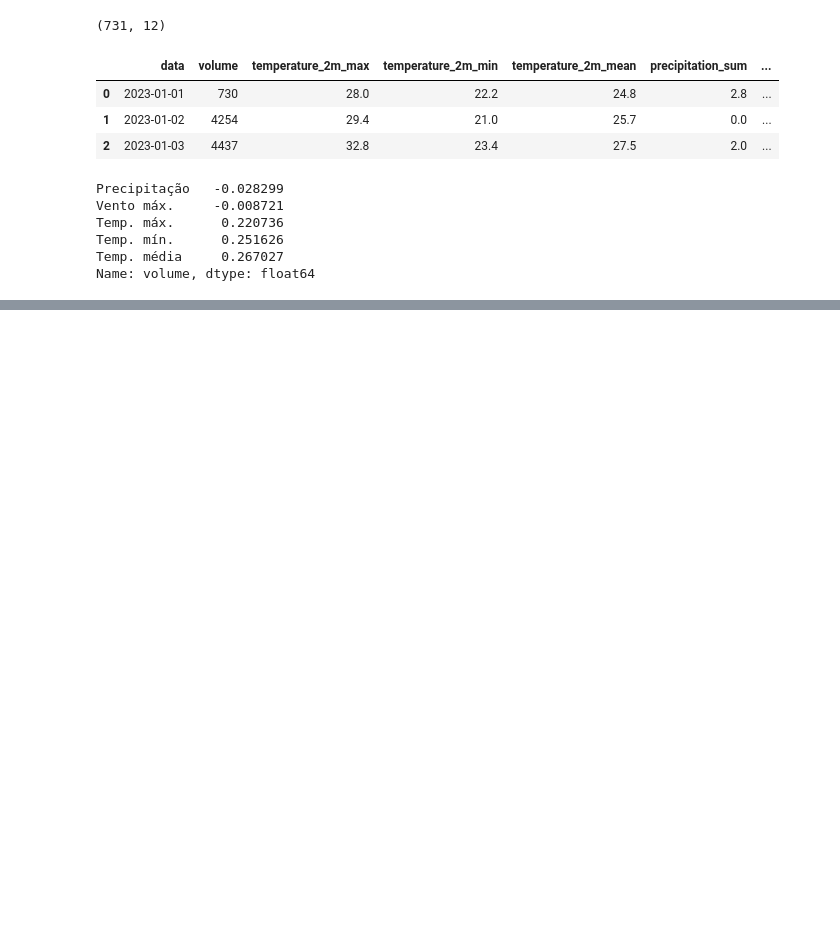
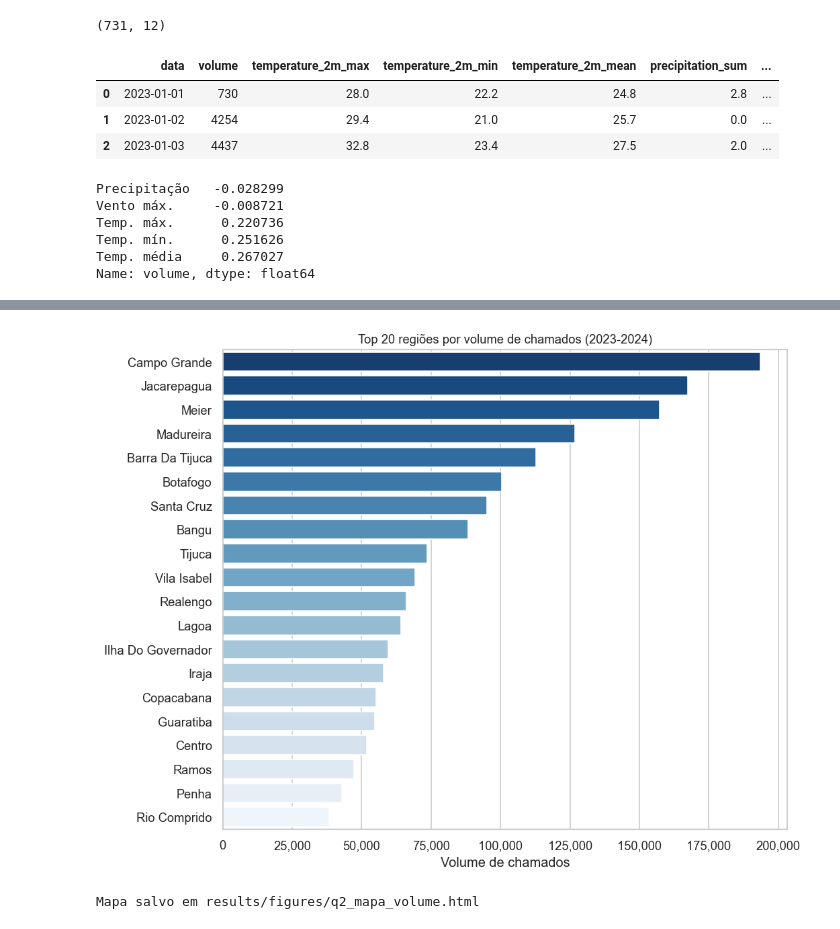
Before and after one commit to marielen/desafio-cientista-dados-senior-cidadaos-vulneraveis, a Jupyter notebook: notebooks/parte_1.ipynb, the cells around one changed output, grey strips where cells are left out. Drawn from its saved outputs; the diff is of its cells as text; code cells hidden in the pictures; blank space fills up the shorter version.

```diff
--- a/notebooks/parte_1.ipynb
+++ b/notebooks/parte_1.ipynb
@@ -734,0 +230,14 @@ O Gradient Boosting supera o Ridge em todas as métricas, principalmente porque
+# %%
+df_regiao = (
+    df.dropna(subset=['id_bairro'])
+    .merge(
+        bairro[['id_bairro', 'id_regiao_administrativa',
+                'nome_regiao_administrativa', 'id_area_planejamento']],
+        on='id_bairro', how='left'
+    )
+    .rename(columns={'nome_regiao_administrativa': 'regiao'})
+)
+
+print(f"Cobertura geoespacial: {len(df_regiao) / len(df) * 100:.1f}% dos chamados")
+print(f"Regiões únicas: {df_regiao['regiao'].nunique()}")
+print(f"Áreas de planejamento: {df_regiao['id_area_planejamento'].nunique()}")
@@ -734,0 +269,55 @@ O Gradient Boosting supera o Ridge em todas as métricas, principalmente porque
+# %%
+# Bar chart
+fig, ax = plt.subplots(figsize=(9, 7))
+sns.barplot(data=por_regiao.head(20), y='regiao', x='volume',
+            palette='Blues_r', ax=ax)
+ax.set_title('Top 20 regiões por volume de chamados (2023-2024)', fontsize=11)
+ax.set_xlabel('Volume de chamados')
+ax.set_ylabel('')
+ax.xaxis.set_major_formatter(mticker.FuncFormatter(lambda x, _: f'{int(x):,}'))
+plt.tight_layout()
+plt.savefig('../results/figures/q2_concentracao_regioes.png', bbox_inches='tight')
+plt.show()
+
+# Mapa coroplético de volume
+features = []
+for _, row in regiao_adm.iterrows():
+    geom = shapely_wkt.loads(row['geometry_wkt'])
+    features.append({
+        "type": "Feature",
+        "properties": {"nome": row['nome']},
+        "geometry": mapping(geom)
+    })
+geo_json = {"type": "FeatureCollection", "features": features}
+
+def normalizar(s):
+    return (unicodedata.normalize('NFKD', str(s))
+            .encode('ascii', 'ignore').decode('ascii').upper().strip())
+
+CORRECOES = {'SANTA TEREZA': 'SANTA TERESA'}
+def chave(s):
+    n = normalizar(s)
+    return CORRECOES.get(n, n)
+
+for f in features:
+    f['properties']['chave'] = chave(f['properties']['nome'])
+por_regiao['chave'] = por_regiao['regiao'].apply(chave)
+
+m_vol = folium.Map(location=[-22.9068, -43.1729], zoom_start=11,
+                   tiles='CartoDB positron')
+folium.Choropleth(
+    geo_data=geo_json, data=por_regiao,
+    columns=['chave', 'volume'], key_on='feature.properties.chave',
+    fill_color='YlOrRd', fill_opacity=0.7, line_opacity=0.2,
+    legend_name='Volume de chamados (2023-2024)', highlight=True,
+).add_to(m_vol)
+folium.GeoJson(
+    geo_json,
+    style_function=lambda x: {'fillOpacity': 0, 'weight': 0},
+    tooltip=folium.GeoJsonTooltip(fields=['nome'], aliases=['Região:']),
+).add_to(m_vol)
+m_vol.save('../results/figures/q2_mapa_volume.html')
+print('Mapa salvo em results/figures/q2_mapa_volume.html')
+# %% [output]
+[figure, added]
+Mapa salvo em results/figures/q2_mapa_volume.html
```
Also changed, not shown: parts of 41 cells of this notebook, 17 other files.
